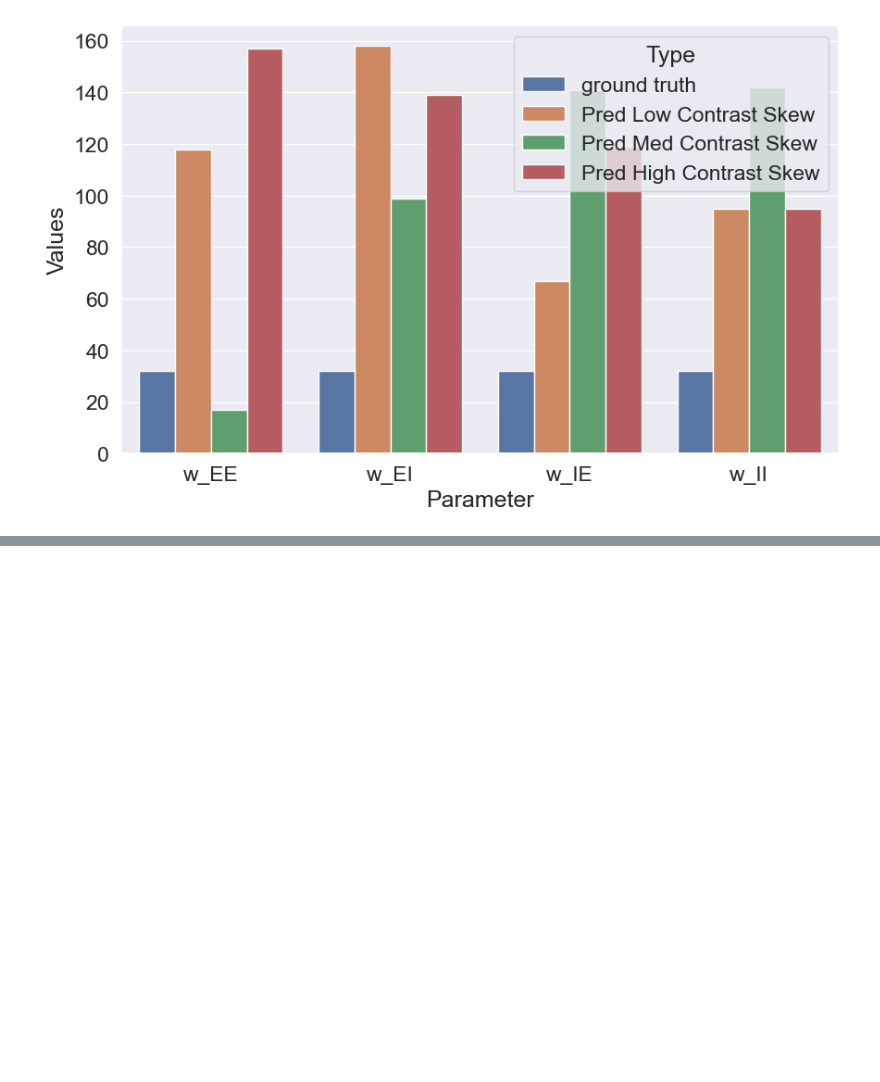
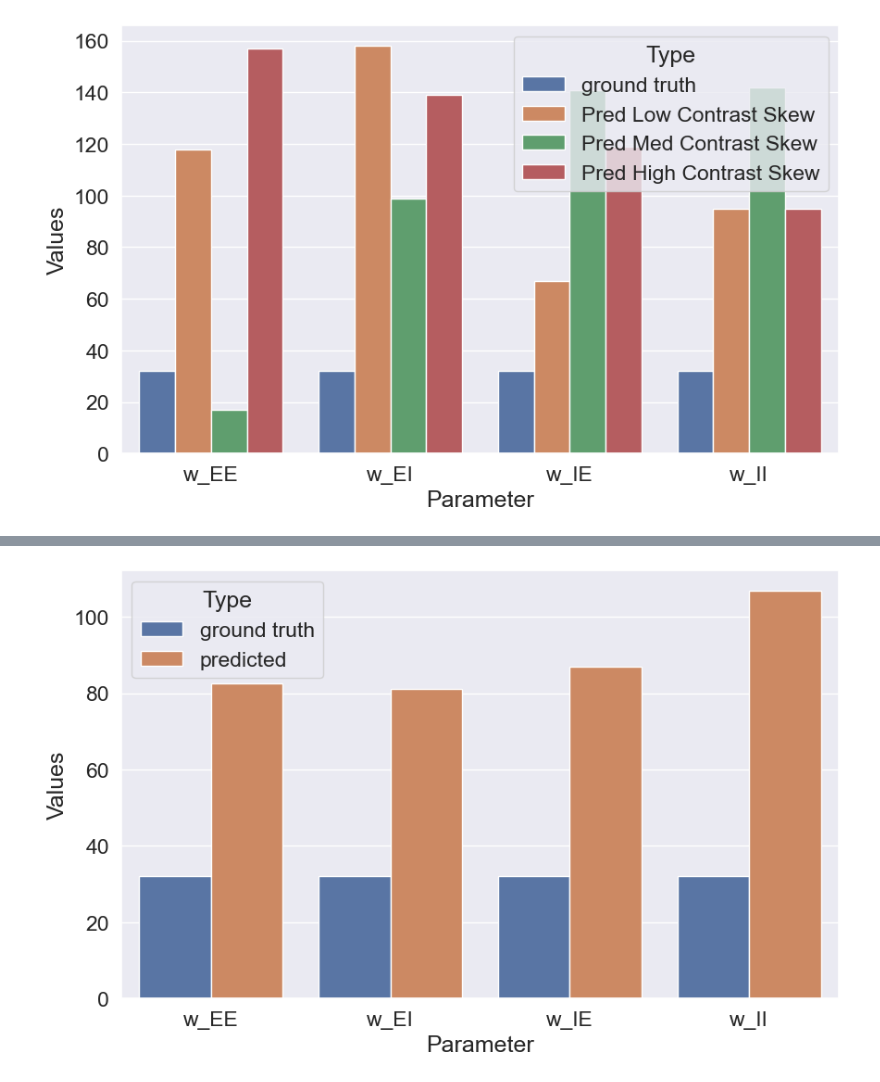
Before and after one commit to paopaoch/Mouse-V1, a Jupyter notebook: plot_scripts/params_bar_plotter.ipynb, the cells around one changed output, grey strips where cells are left out. Cells and saved outputs as stored; diff of their text form; code cells hidden in the pictures; blank space fills up the shorter version.

```diff
--- a/plot_scripts/params_bar_plotter.ipynb
+++ b/plot_scripts/params_bar_plotter.ipynb
@@ -95,0 +110,12 @@ plot_data_bar(df)
+# %%
+# config 13 vs CNN
+
+data = [
+    {"w_EE": 32, "w_EI": 32, "w_IE": 32, "w_II": 32, "type": "ground truth"},
+    {"w_EE": 82.5073, "w_EI": 81.2445, "w_IE": 87.0794, "w_II": 106.8106, "type": "predicted"},
+]
+
+df = pd.DataFrame(data)
+plot_data_bar(df)
+# %% [output]
+[figure, added]
```
Also changed, not shown: parts of 2 cells of this notebook, 13 other files.
